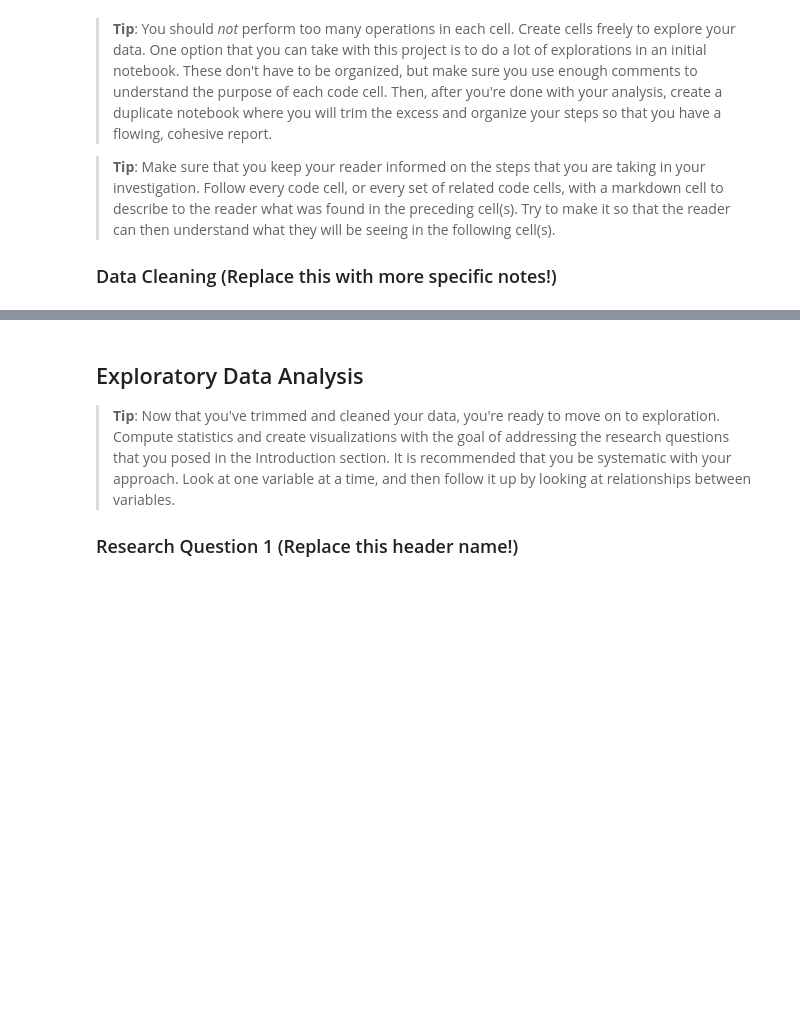
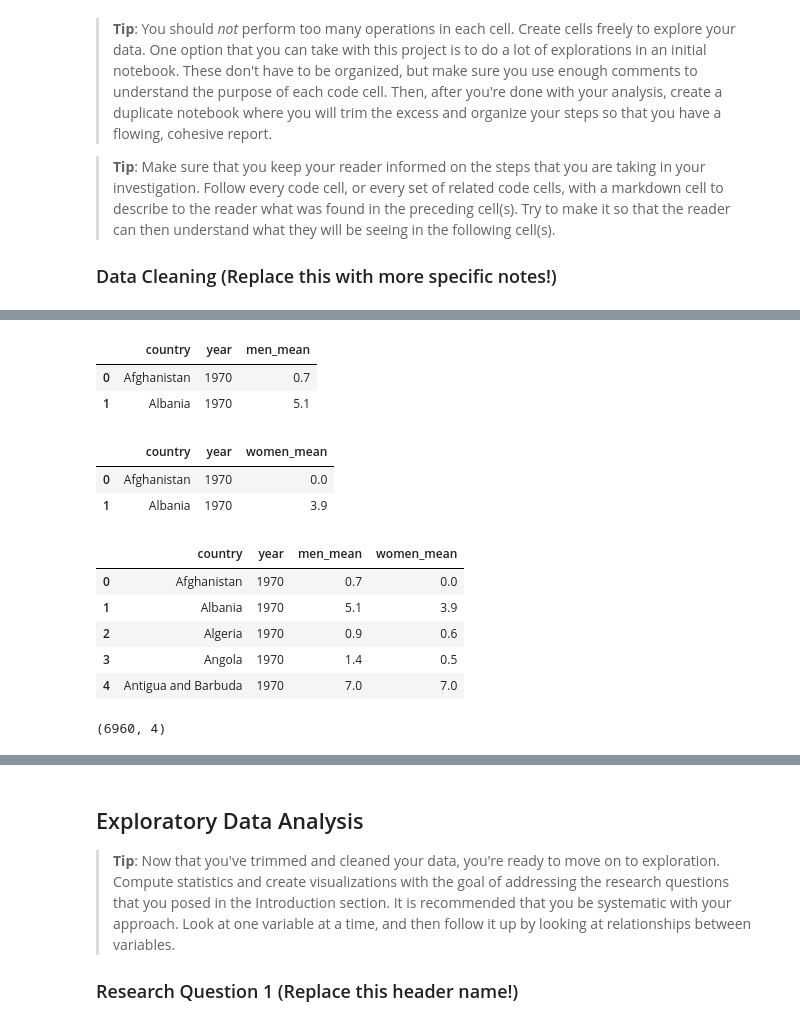
Before and after one commit to suefenali/data_analysis_nanodegree, a Jupyter notebook: project_2/investigate-a-dataset-template.ipynb, the cells around one changed output, grey strips where cells are left out. Drawn from its saved outputs; the diff is of its cells as text; code cells hidden in the pictures; blank space fills up the shorter version.

```diff
--- a/project_2/investigate-a-dataset-template.ipynb
+++ b/project_2/investigate-a-dataset-template.ipynb
@@ -509,0 +512,30 @@ The data for the `employment by status` is not as consistent as the other indica
+# %%
+men_mean_yrs_school.rename(columns={'mean_years': 'men_mean'}, inplace=True)
+women_mean_yrs_school.rename(columns={'mean_years': 'women_mean'}, inplace=True)
+# %%
+men_mean_yrs_school.head(2)
+# %% [output]
+|  | country | year | men_mean |
+| 0 | Afghanistan | 1970 | 0.7 |
+| 1 | Albania | 1970 | 5.1 |
+# %%
+women_mean_yrs_school.head(2)
+# %% [output]
+|  | country | year | women_mean |
+| 0 | Afghanistan | 1970 | 0.0 |
+| 1 | Albania | 1970 | 3.9 |
+# %%
+mean_years_in_school = men_mean_yrs_school.merge(women_mean_yrs_school, how='inner')
+# %%
+mean_years_in_school.head()
+# %% [output]
+|  | country | year | men_mean | women_mean |
+| 0 | Afghanistan | 1970 | 0.7 | 0.0 |
+| 1 | Albania | 1970 | 5.1 | 3.9 |
+| 2 | Algeria | 1970 | 0.9 | 0.6 |
+| 3 | Angola | 1970 | 1.4 | 0.5 |
+| 4 | Antigua and Barbuda | 1970 | 7.0 | 7.0 |
+# %%
+mean_years_in_school.shape
+# %% [output]
+(6960, 4)
```
Also changed, not shown: parts of 32 cells of this notebook.
